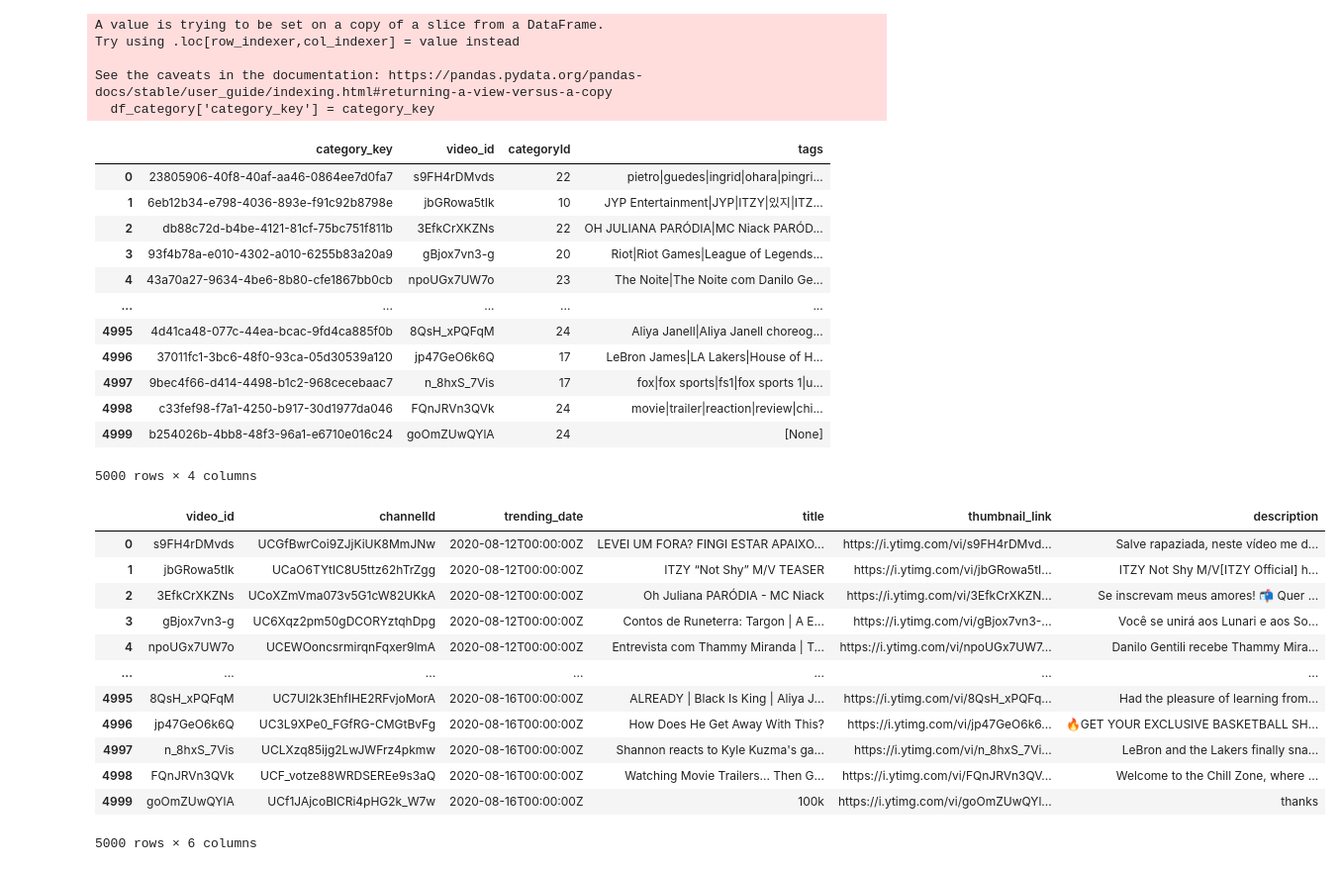
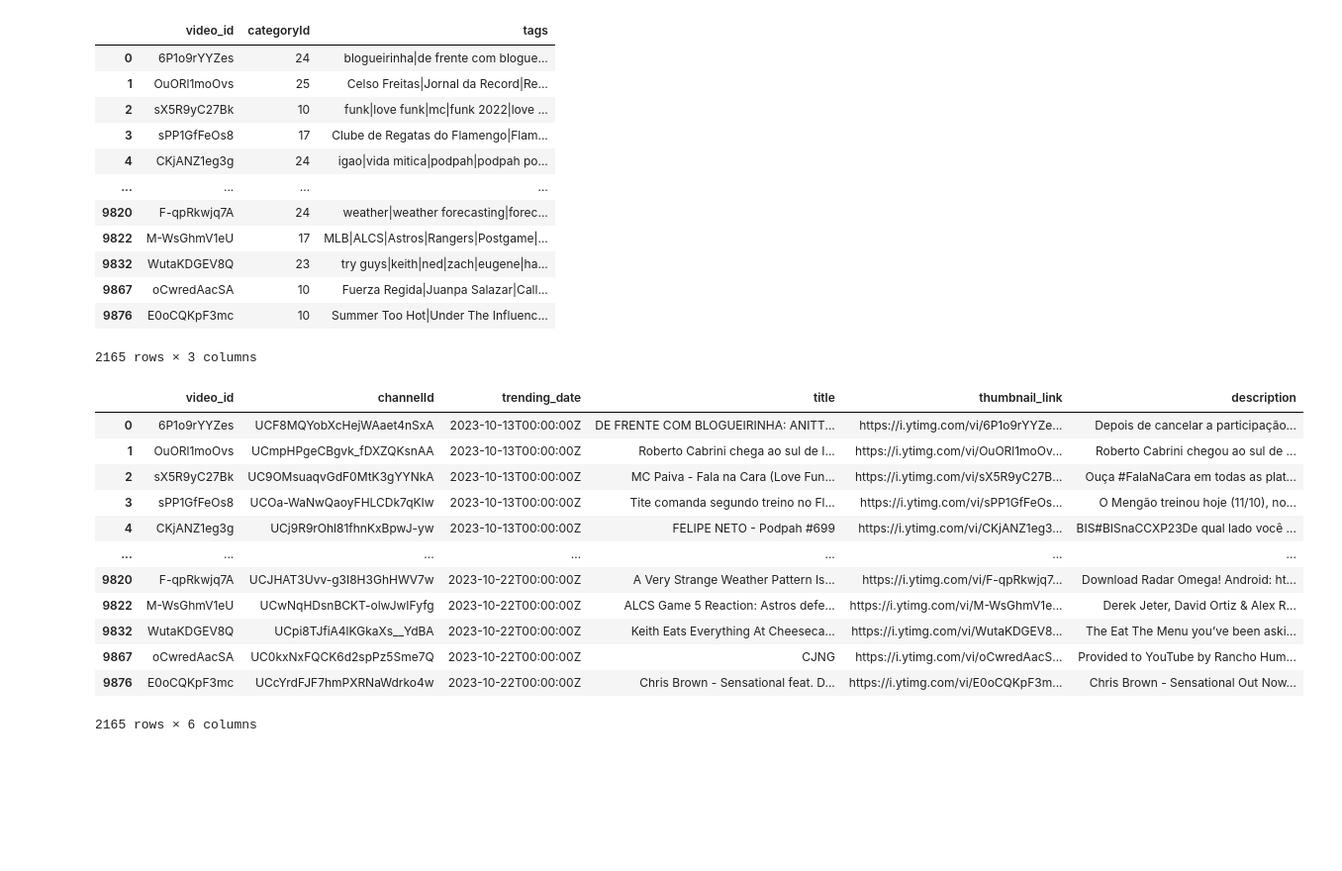
Before and after one commit to davidlin4171/YouPredict, a Jupyter notebook: sql_tables/createsql.ipynb, the cells around one changed output. Shown: that part at 99% size. Cells and saved outputs as stored; diff of their text form; code cells hidden in the pictures; blank space fills up the shorter version.

```diff
--- a/sql_tables/createsql.ipynb
+++ b/sql_tables/createsql.ipynb
@@ -25,11 +25,11 @@ df_jp['countryCode'] = 4
 df_us['countryName'] = 'US'
 df_us['countryCode'] = 5
 # %%
-df_br = df_br.tail(1000)
-df_ca = df_ca.tail(1000)
-df_in = df_in.tail(1000)
-df_jp = df_jp.tail(1000)
-df_us = df_us.tail(1000)
+df_br = df_br.tail(2000)
+df_ca = df_ca.tail(2000)
+df_in = df_in.tail(2000)
+df_jp = df_jp.tail(2000)
+df_us = df_us.tail(2000)
 # %%
 df_merged = pd.concat([df_br, df_ca, df_in, df_jp, df_us],ignore_index=True)
 # %%
@@ -63,46 +63,43 @@ df_channel
 # %%
 # category table
 df_category = df_merged[['video_id', 'categoryId', 'tags']]
-category_key = [str(uuid.uuid4()) for i in range(df_category.shape[0])]
-df_category['category_key'] = category_key
-df_category = df_category[['category_key', 'video_id', 'categoryId', 'tags']]
+# category_key = [str(uuid.uuid4()) for i in range(df_category.shape[0])]
+# df_category['category_key'] = category_key
+# df_category = df_category[['category_key', 'video_id', 'categoryId', 'tags']]
+df_category = df_category.drop_duplicates(subset=['video_id'])
 df_category
 # %% [output]
+|  | video_id | categoryId | tags |
+| 0 | 6P1o9rYYZes | 24 | blogueirinha|de frente com blogue... |
+| 1 | OuORl1moOvs | 25 | Celso Freitas|Jornal da Record|Re... |
+| 2 | sX5R9yC27Bk | 10 | funk|love funk|mc|funk 2022|love ... |
+| 3 | sPP1GfFeOs8 | 17 | Clube de Regatas do Flamengo|Flam... |
+| 4 | CKjANZ1eg3g | 24 | igao|vida mitica|podpah|podpah po... |
+| ... | ... | ... | ... |
+| 9820 | F-qpRkwjq7A | 24 | weather|weather forecasting|forec... |
+| 9822 | M-WsGhmV1eU | 17 | MLB|ALCS|Astros|Rangers|Postgame|... |
+| 9832 | WutaKDGEV8Q | 23 | try guys|keith|ned|zach|eugene|ha... |
+| 9867 | oCwredAacSA | 10 | Fuerza Regida|Juanpa Salazar|Call... |
+| 9876 | E0oCQKpF3mc | 10 | Summer Too Hot|Under The Influenc... |
-A value is trying to be set on a copy of a slice from a DataFrame.
-Try using .loc[row_indexer,col_indexer] = value instead
-
-See the caveats in the documentation: https://pandas.pydata.org/pandas-docs/stable/user_guide/indexing.html#returning-a-view-versus-a-copy
-  df_category['category_key'] = category_key
+2165 rows × 3 columns
-|  | category_key | video_id | categoryId | tags |
-| 0 | 23805906-40f8-40af-aa46-0864ee7d0fa7 | s9FH4rDMvds | 22 | pietro|guedes|ingrid|ohara|pingri... |
-| 1 | 6eb12b34-e798-4036-893e-f91c92b8798e | jbGRowa5tIk | 10 | JYP Entertainment|JYP|ITZY|있지|ITZ... |
-| 2 | db88c72d-b4be-4121-81cf-75bc751f811b | 3EfkCrXKZNs | 22 | OH JULIANA PARÓDIA|MC Niack PARÓD... |
-| 3 | 93f4b78a-e010-4302-a010-6255b83a20a9 | gBjox7vn3-g | 20 | Riot|Riot Games|League of Legends... |
-| 4 | 43a70a27-9634-4be6-8b80-cfe1867bb0cb | npoUGx7UW7o | 23 | The Noite|The Noite com Danilo Ge... |
-| ... | ... | ... | ... | ... |
-| 4995 | 4d41ca48-077c-44ea-bcac-9fd4ca885f0b | 8QsH_xPQFqM | 24 | Aliya Janell|Aliya Janell choreog... |
-| 4996 | 37011fc1-3bc6-48f0-93ca-05d30539a120 | jp47GeO6k6Q | 17 | LeBron James|LA Lakers|House of H... |
-| 4997 | 9bec4f66-d414-4498-b1c2-968cecebaac7 | n_8hxS_7Vis | 17 | fox|fox sports|fs1|fox sports 1|u... |
-| 4998 | c33fef98-f7a1-4250-b917-30d1977da046 | FQnJRVn3QVk | 24 | movie|trailer|reaction|review|chi... |
-| 4999 | b254026b-4bb8-48f3-96a1-e6710e016c24 | goOmZUwQYlA | 24 | [None] |
-5000 rows × 4 columns
 # %%
 # video table
 df_video = df_merged[['video_id', 'channelId', 'trending_date', 'title', 'thumbnail_link', 'description']]
+df_video = df_video.drop_duplicates(subset=['video_id'])
 df_video
 # %% [output]
 |  | video_id | channelId | trending_date | title | thumbnail_link | description |
-| 0 | s9FH4rDMvds | UCGfBwrCoi9ZJjKiUK8MmJNw | 2020-08-12T00:00:00Z | LEVEI UM FORA? FINGI ESTAR APAIXO... | https://i.ytimg.com/vi/s9FH4rDMvd... | Salve rapaziada, neste vídeo me d... |
-| 1 | jbGRowa5tIk | UCaO6TYtlC8U5ttz62hTrZgg | 2020-08-12T00:00:00Z | ITZY “Not Shy” M/V TEASER | https://i.ytimg.com/vi/jbGRowa5tI... | ITZY Not Shy M/V[ITZY Official] h... |
-| 2 | 3EfkCrXKZNs | UCoXZmVma073v5G1cW82UKkA | 2020-08-12T00:00:00Z | Oh Juliana PARÓDIA - MC Niack | https://i.ytimg.com/vi/3EfkCrXKZN... | Se inscrevam meus amores! 📬 Quer ... |
-| 3 | gBjox7vn3-g | UC6Xqz2pm50gDCORYztqhDpg | 2020-08-12T00:00:00Z | Contos de Runeterra: Targon | A E... | https://i.ytimg.com/vi/gBjox7vn3-... | Você se unirá aos Lunari e aos So... |
-| 4 | npoUGx7UW7o | UCEWOoncsrmirqnFqxer9lmA | 2020-08-12T00:00:00Z | Entrevista com Thammy Miranda | T... | https://i.ytimg.com/vi/npoUGx7UW7... | Danilo Gentili recebe Thammy Mira... |
+| 0 | 6P1o9rYYZes | UCF8MQYobXcHejWAaet4nSxA | 2023-10-13T00:00:00Z | DE FRENTE COM BLOGUEIRINHA: ANITT... | https://i.ytimg.com/vi/6P1o9rYYZe... | Depois de cancelar a participação... |
+| 1 | OuORl1moOvs | UCmpHPgeCBgvk_fDXZQKsnAA | 2023-10-13T00:00:00Z | Roberto Cabrini chega ao sul de I... | https://i.ytimg.com/vi/OuORl1moOv... | Roberto Cabrini chegou ao sul de ... |
+| 2 | sX5R9yC27Bk | UC9OMsuaqvGdF0MtK3gYYNkA | 2023-10-13T00:00:00Z | MC Paiva - Fala na Cara (Love Fun... | https://i.ytimg.com/vi/sX5R9yC27B... | Ouça #FalaNaCara em todas as plat... |
+| 3 | sPP1GfFeOs8 | UCOa-WaNwQaoyFHLCDk7qKIw | 2023-10-13T00:00:00Z | Tite comanda segundo treino no Fl... | https://i.ytimg.com/vi/sPP1GfFeOs... | O Mengão treinou hoje (11/10), no... |
+| 4 | CKjANZ1eg3g | UCj9R9rOhl81fhnKxBpwJ-yw | 2023-10-13T00:00:00Z | FELIPE NETO - Podpah #699 | https://i.ytimg.com/vi/CKjANZ1eg3... | BIS#BISnaCCXP23De qual lado você ... |
 | ... | ... | ... | ... | ... | ... | ... |
-| 4995 | 8QsH_xPQFqM | UC7Ul2k3EhfIHE2RFvjoMorA | 2020-08-16T00:00:00Z | ALREADY | Black Is King | Aliya J... | https://i.ytimg.com/vi/8QsH_xPQFq... | Had the pleasure of learning from... |
-| 4996 | jp47GeO6k6Q | UC3L9XPe0_FGfRG-CMGtBvFg | 2020-08-16T00:00:00Z | How Does He Get Away With This? | https://i.ytimg.com/vi/jp47GeO6k6... | 🔥GET YOUR EXCLUSIVE BASKETBALL SH... |
-| 4997 | n_8hxS_7Vis | UCLXzq85ijg2LwJWFrz4pkmw | 2020-08-16T00:00:00Z | Shannon reacts to Kyle Kuzma's ga... | https://i.ytimg.com/vi/n_8hxS_7Vi... | LeBron and the Lakers finally sna... |
-| 4998 | FQnJRVn3QVk | UCF_votze88WRDSEREe9s3aQ | 2020-08-16T00:00:00Z | Watching Movie Trailers... Then G... | https://i.ytimg.com/vi/FQnJRVn3QV... | Welcome to the Chill Zone, where ... |
-| 4999 | goOmZUwQYlA | UCf1JAjcoBlCRi4pHG2k_W7w | 2020-08-16T00:00:00Z | 100k | https://i.ytimg.com/vi/goOmZUwQYl... | thanks |
+| 9820 | F-qpRkwjq7A | UCJHAT3Uvv-g3I8H3GhHWV7w | 2023-10-22T00:00:00Z | A Very Strange Weather Pattern Is... | https://i.ytimg.com/vi/F-qpRkwjq7... | Download Radar Omega! Android: ht... |
+| 9822 | M-WsGhmV1eU | UCwNqHDsnBCKT-olwJwIFyfg | 2023-10-22T00:00:00Z | ALCS Game 5 Reaction: Astros defe... | https://i.ytimg.com/vi/M-WsGhmV1e... | Derek Jeter, David Ortiz & Alex R... |
+| 9832 | WutaKDGEV8Q | UCpi8TJfiA4lKGkaXs__YdBA | 2023-10-22T00:00:00Z | Keith Eats Everything At Cheeseca... | https://i.ytimg.com/vi/WutaKDGEV8... | The Eat The Menu you’ve been aski... |
+| 9867 | oCwredAacSA | UC0kxNxFQCK6d2spPz5Sme7Q | 2023-10-22T00:00:00Z | CJNG | https://i.ytimg.com/vi/oCwredAacS... | Provided to YouTube by Rancho Hum... |
+| 9876 | E0oCQKpF3mc | UCcYrdFJF7hmPXRNaWdrko4w | 2023-10-22T00:00:00Z | Chris Brown - Sensational feat. D... | https://i.ytimg.com/vi/E0oCQKpF3m... | Chris Brown - Sensational Out Now... |
-5000 rows × 6 columns
+2165 rows × 6 columns
 # %%
 # table for stats at published date
```
Also changed, not shown: parts of 15 cells of this notebook, 1 other file.
